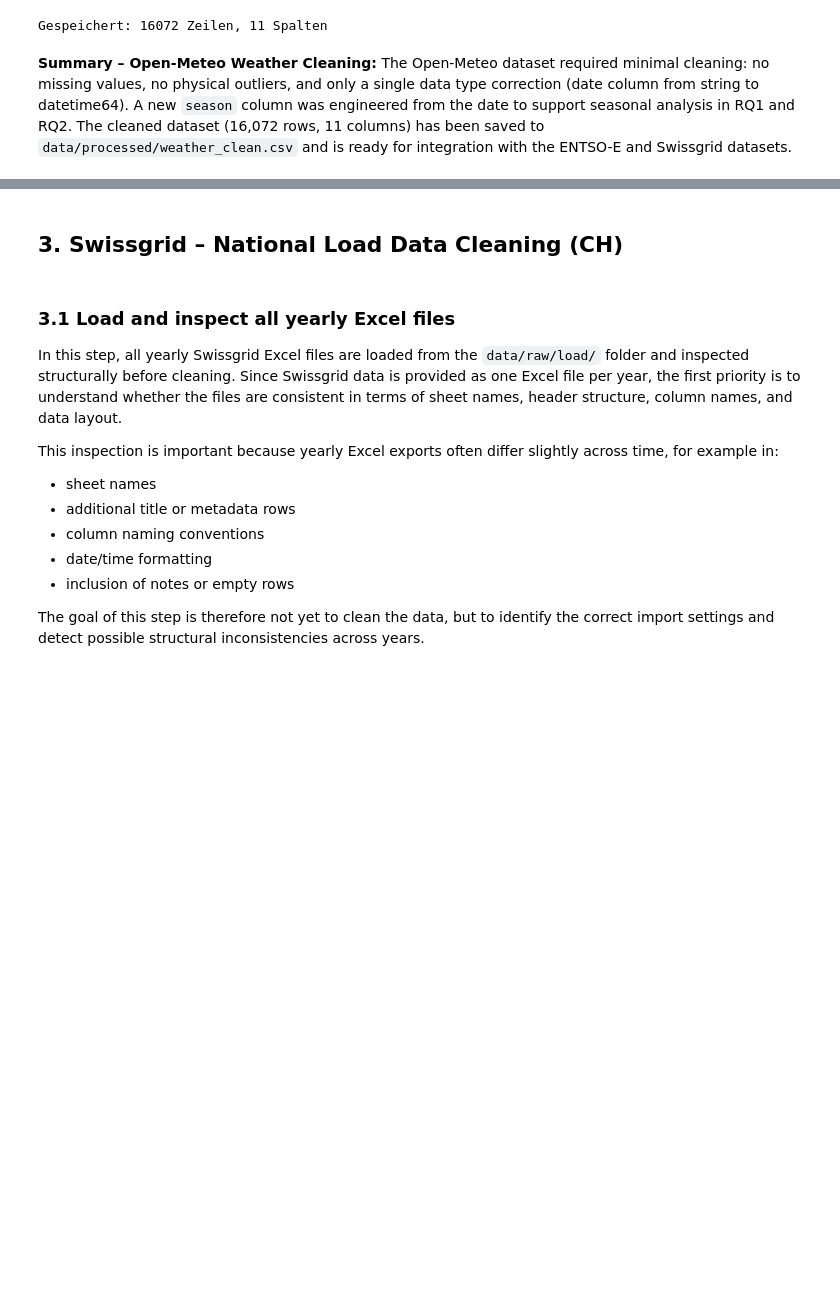
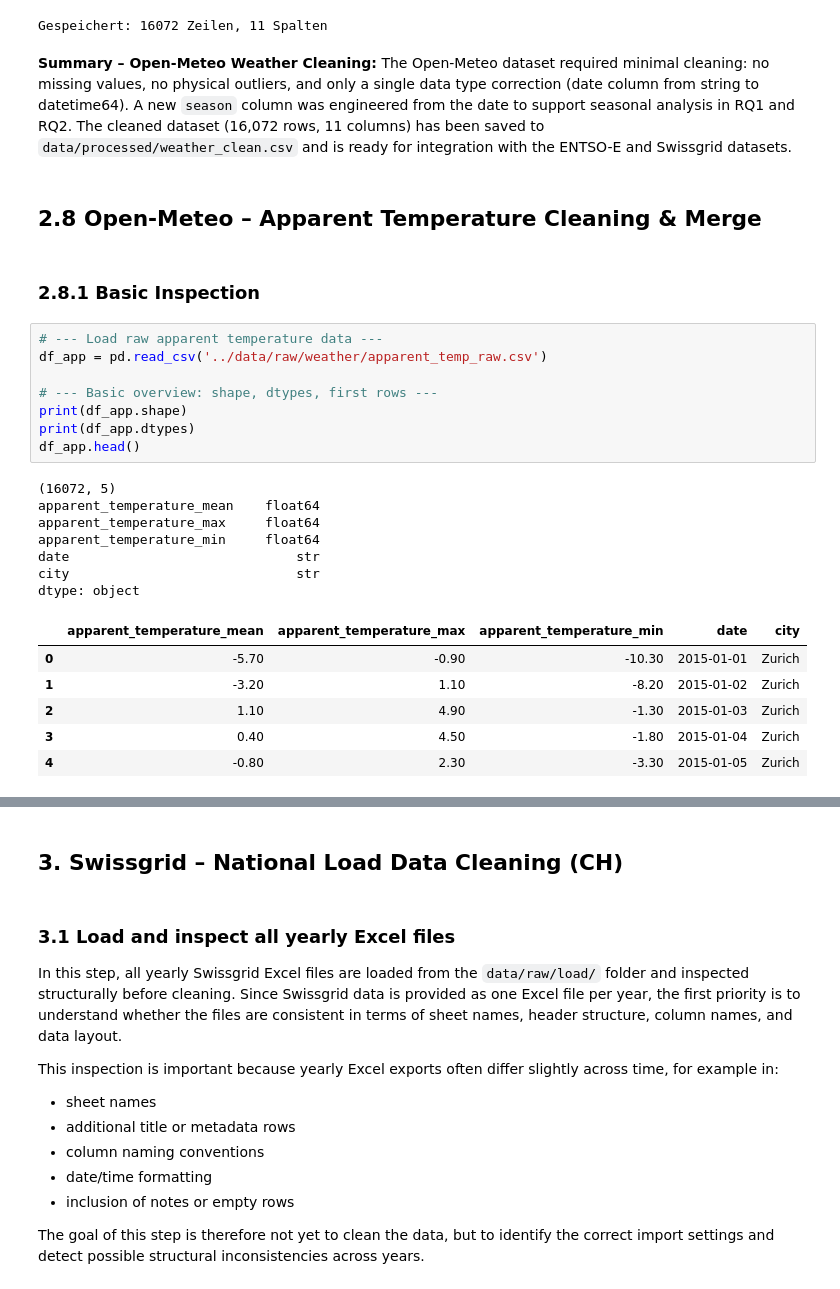
Before and after one commit to joelthedebugger/CIP_FS26_203, a Jupyter notebook: notebooks/02_data_cleaning.ipynb, the cells around one changed output, grey strips where cells are left out. Saved outputs shown, nothing was run; the diff lists cells and outputs as text; blank space fills up the shorter version.

```diff
--- a/notebooks/02_data_cleaning.ipynb
+++ b/notebooks/02_data_cleaning.ipynb
@@ -410,3 +410,29 @@ Gespeichert: 16072 Zeilen, 11 Spalten
 # %% [markdown]
 **Summary – Open-Meteo Weather Cleaning:**
 The Open-Meteo dataset required minimal cleaning: no missing values, no physical outliers, and only a single data type correction (date column from string to datetime64). A new `season` column was engineered from the date to support seasonal analysis in RQ1 and RQ2. The cleaned dataset (16,072 rows, 11 columns) has been saved to `data/processed/weather_clean.csv` and is ready for integration with the ENTSO-E and Swissgrid datasets.
+# %% [markdown]
+## 2.8 Open-Meteo – Apparent Temperature Cleaning & Merge
+# %% [markdown]
+### 2.8.1 Basic Inspection
+# %%
+# --- Load raw apparent temperature data ---
+df_app = pd.read_csv('../data/raw/weather/apparent_temp_raw.csv')
+
+# --- Basic overview: shape, dtypes, first rows ---
+print(df_app.shape)
+print(df_app.dtypes)
+df_app.head()
+# %% [output]
+(16072, 5)
+apparent_temperature_mean    float64
+apparent_temperature_max     float64
+apparent_temperature_min     float64
+date                             str
+city                             str
+dtype: object
+|  | apparent_temperature_mean | apparent_temperature_max | apparent_temperature_min | date | city |
+| 0 | -5.70 | -0.90 | -10.30 | 2015-01-01 | Zurich |
+| 1 | -3.20 | 1.10 | -8.20 | 2015-01-02 | Zurich |
+| 2 | 1.10 | 4.90 | -1.30 | 2015-01-03 | Zurich |
+| 3 | 0.40 | 4.50 | -1.80 | 2015-01-04 | Zurich |
+| 4 | -0.80 | 2.30 | -3.30 | 2015-01-05 | Zurich |
```
Also changed, not shown: parts of 13 cells of this notebook, 1 other file.
